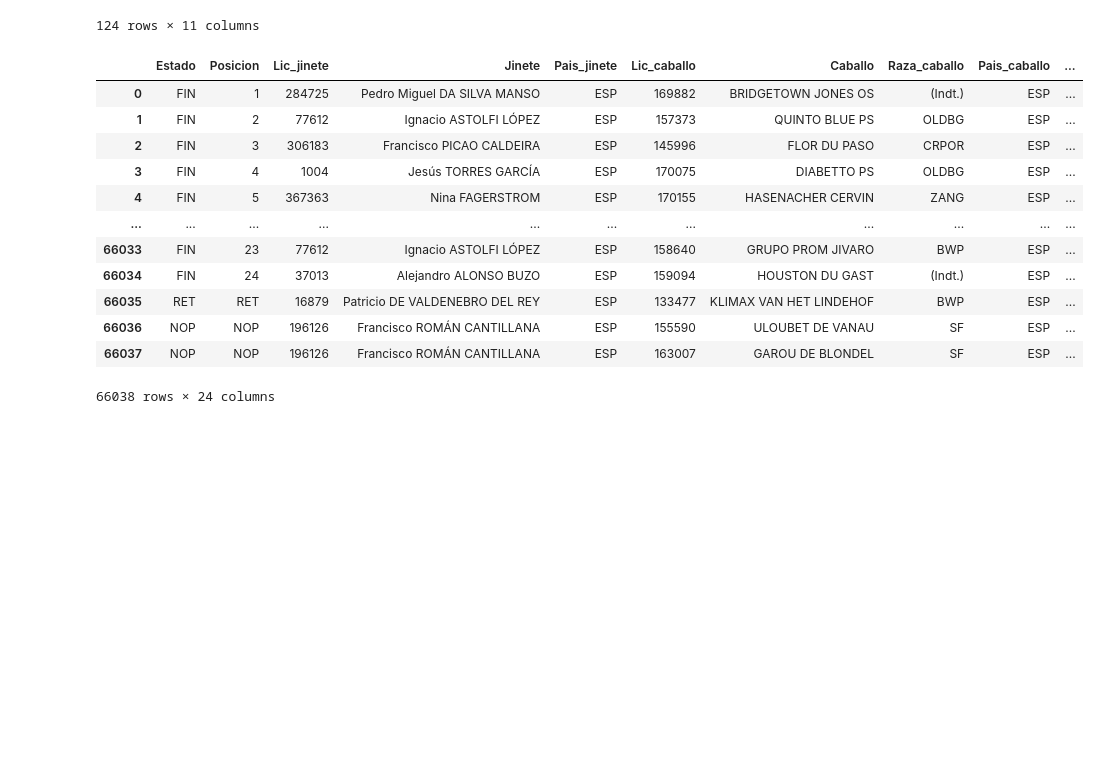
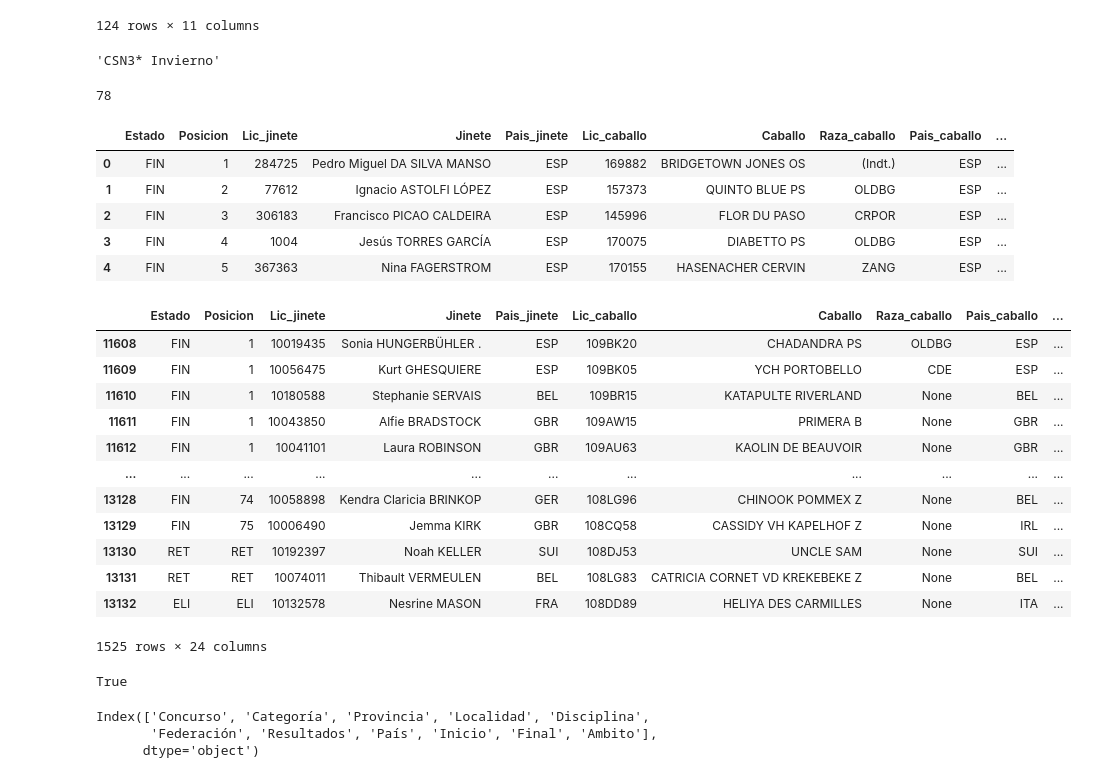
Before and after one commit to Gabijc/Proyecto_final_hipica, a Jupyter notebook: Notebooks/pruebas_carga.ipynb, the cells around one changed output. Saved outputs shown, nothing was run; the diff lists cells and outputs as text; code cells hidden in the pictures; blank space fills up the shorter version.

```diff
--- a/Notebooks/pruebas_carga.ipynb
+++ b/Notebooks/pruebas_carga.ipynb
@@ -22,20 +23,49 @@ df_concursos
 | 122 | SPRING MET IV - CSI1* BRONZE | CSI* | Valencia | Ceon | Salto de Obstáculos | Federación Hípica Comunidad Valen... | Ver | Epaña | 25/04/2025 | ... |
 | 123 | CSN3* Copa Presidente | CSN*** | Sevilla | Real Club Pineda | Salto de Obstáculos | Federación Hípica Andaluza | Ver | Epaña | 25/04/2025 | ... |
 124 rows × 11 columns
+# %%
+df_concursos.iloc[0,0]
+# %% [output]
+'CSN3* Invierno'
+# %%
+len(df_concursos["Concurso"].unique())
+# %% [output]
+78
+# %%
+pd.set_option('display.max_columns', None)
 # %%
 df_pruebas_resultados = pd.read_pickle("../data/data_salto/resultados_combinados_2025.pkl")
-df_pruebas_resultados
+df_pruebas_resultados.head()
 # %% [output]
 |  | Estado | Posicion | Lic_jinete | Jinete | Pais_jinete | Lic_caballo | Caballo | Raza_caballo | Pais_caballo | ... |
 | 0 | FIN | 1 | 284725 | Pedro Miguel DA SILVA MANSO | ESP | 169882 | BRIDGETOWN JONES OS | (Indt.) | ESP | ... |
 | 1 | FIN | 2 | 77612 | Ignacio ASTOLFI LÓPEZ | ESP | 157373 | QUINTO BLUE PS | OLDBG | ESP | ... |
 | 2 | FIN | 3 | 306183 | Francisco PICAO CALDEIRA | ESP | 145996 | FLOR DU PASO | CRPOR | ESP | ... |
 | 3 | FIN | 4 | 1004 | Jesús TORRES GARCÍA | ESP | 170075 | DIABETTO PS | OLDBG | ESP | ... |
 | 4 | FIN | 5 | 367363 | Nina FAGERSTROM | ESP | 170155 | HASENACHER CERVIN | ZANG | ESP | ... |
-| ... | ... | ... | ... | ... | ... | ... | ... | ... | ... | ... |
-| 66033 | FIN | 23 | 77612 | Ignacio ASTOLFI LÓPEZ | ESP | 158640 | GRUPO PROM JIVARO | BWP | ESP | ... |
-| 66034 | FIN | 24 | 37013 | Alejandro ALONSO BUZO | ESP | 159094 | HOUSTON DU GAST | (Indt.) | ESP | ... |
-| 66035 | RET | RET | 16879 | Patricio DE VALDENEBRO DEL REY | ESP | 133477 | KLIMAX VAN HET LINDEHOF | BWP | ESP | ... |
-| 66036 | NOP | NOP | 196126 | Francisco ROMÁN CANTILLANA | ESP | 155590 | ULOUBET DE VANAU | SF | ESP | ... |
-| 66037 | NOP | NOP | 196126 | Francisco ROMÁN CANTILLANA | ESP | 163007 | GAROU DE BLONDEL | SF | ESP | ... |
-66038 rows × 24 columns
+# %%
+df_pruebas_resultados[df_pruebas_resultados["Concurso"] == "CSIYH* - 1st Week XXXI Andalucía Sunshine Tour 2025"]
+# %% [output]
+|  | Estado | Posicion | Lic_jinete | Jinete | Pais_jinete | Lic_caballo | Caballo | Raza_caballo | Pais_caballo | ... |
+| 11608 | FIN | 1 | 10019435 | Sonia HUNGERBÜHLER . | ESP | 109BK20 | CHADANDRA PS | OLDBG | ESP | ... |
+| 11609 | FIN | 1 | 10056475 | Kurt GHESQUIERE | ESP | 109BK05 | YCH PORTOBELLO | CDE | ESP | ... |
+| 11610 | FIN | 1 | 10180588 | Stephanie SERVAIS | BEL | 109BR15 | KATAPULTE RIVERLAND | None | BEL | ... |
+| 11611 | FIN | 1 | 10043850 | Alfie BRADSTOCK | GBR | 109AW15 | PRIMERA B | None | GBR | ... |
+| 11612 | FIN | 1 | 10041101 | Laura ROBINSON | GBR | 109AU63 | KAOLIN DE BEAUVOIR | None | GBR | ... |
+| ... | ... | ... | ... | ... | ... | ... | ... | ... | ... | ... |
+| 13128 | FIN | 74 | 10058898 | Kendra Claricia BRINKOP | GER | 108LG96 | CHINOOK POMMEX Z | None | BEL | ... |
+| 13129 | FIN | 75 | 10006490 | Jemma KIRK | GBR | 108CQ58 | CASSIDY VH KAPELHOF Z | None | IRL | ... |
+| 13130 | RET | RET | 10192397 | Noah KELLER | SUI | 108DJ53 | UNCLE SAM | None | SUI | ... |
+| 13131 | RET | RET | 10074011 | Thibault VERMEULEN | BEL | 108LG83 | CATRICIA CORNET VD KREKEBEKE Z | None | BEL | ... |
+| 13132 | ELI | ELI | 10132578 | Nesrine MASON | FRA | 108DD89 | HELIYA DES CARMILLES | None | ITA | ... |
+1525 rows × 24 columns
+# %%
+df_pruebas_resultados.iloc[0,14] == df_concursos.iloc[0,0]
+# %% [output]
+True
+# %%
+df_concursos.columns
+# %% [output]
+Index(['Concurso', 'Categoría', 'Provincia', 'Localidad', 'Disciplina',
+       'Federación', 'Resultados', 'País', 'Inicio', 'Final', 'Ambito'],
+      dtype='object')
```
Also changed, not shown: parts of 9 cells of this notebook, 2 other files.
